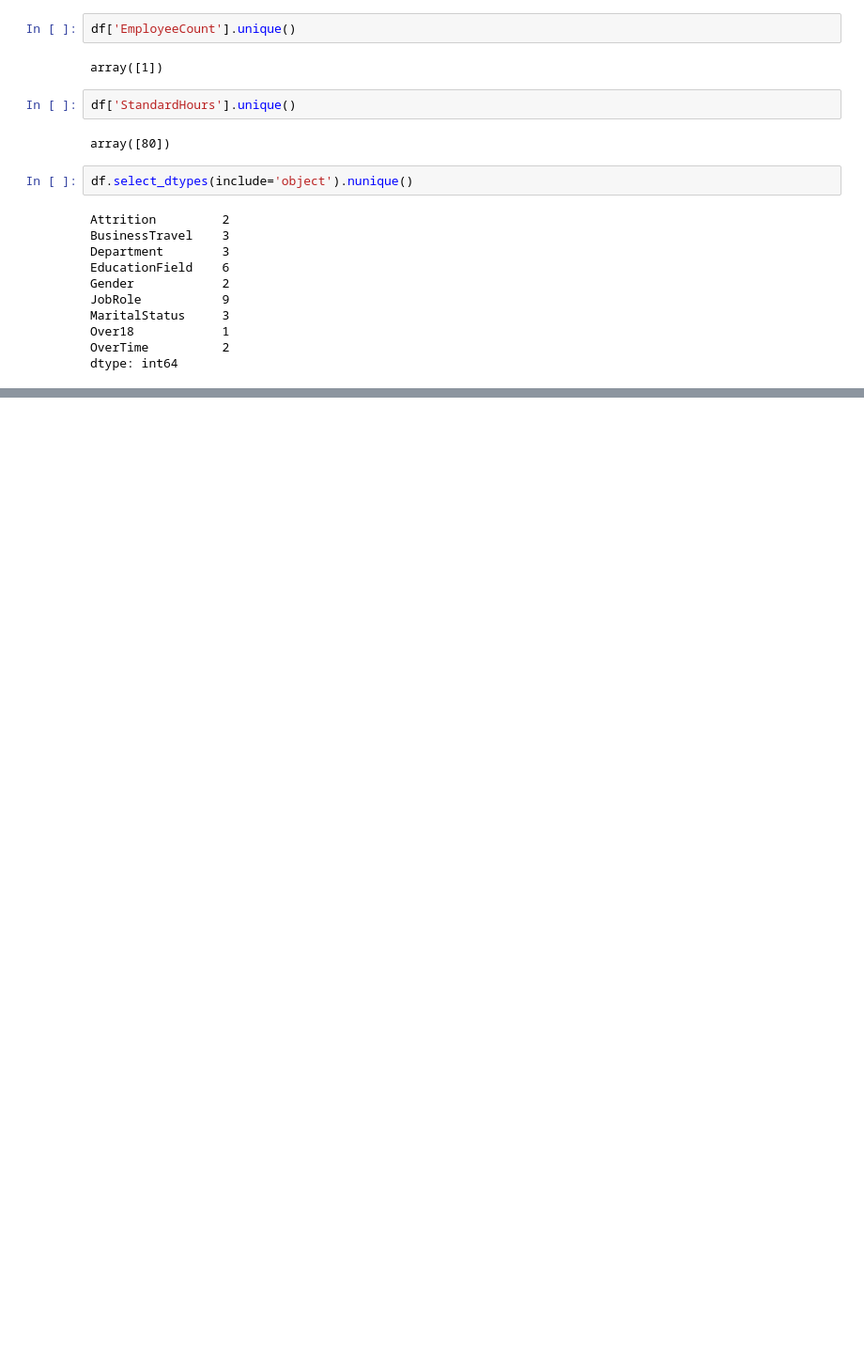
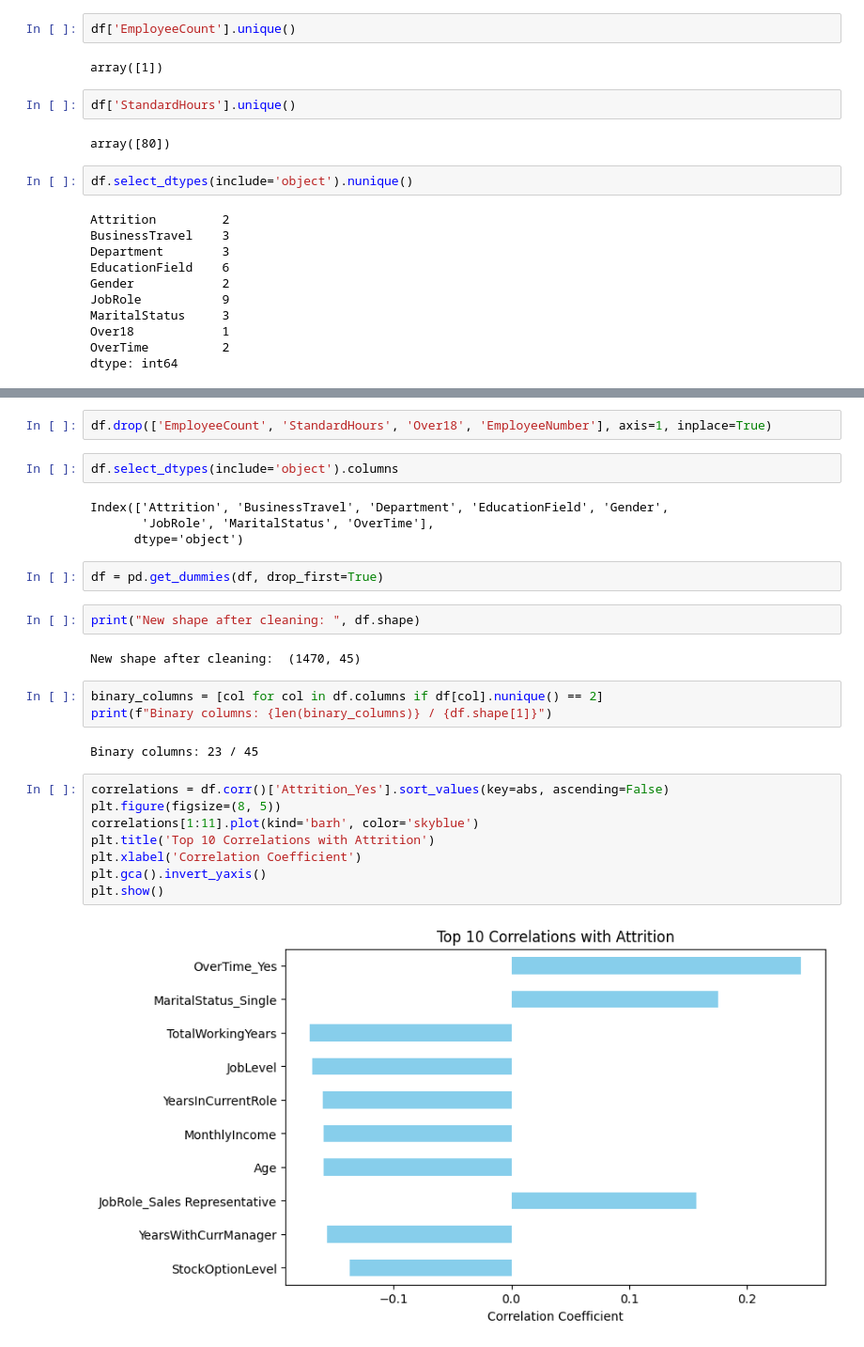
Before and after one commit to Yeg-dr/Employee_Attrition_Prediction, a Jupyter notebook: main.ipynb, the cells around one changed output, grey strips where cells are left out. Shown at 94% size. Drawn from its saved outputs; the diff is of its cells as text; blank space fills up the shorter version.

Commit message:
encode categorical columns

```diff
--- a/main.ipynb
+++ b/main.ipynb
@@ -117,0 +123,29 @@ dtype: int64
+# %%
+df.drop(['EmployeeCount', 'StandardHours', 'Over18', 'EmployeeNumber'], axis=1, inplace=True)
+# %%
+df.select_dtypes(include='object').columns
+# %% [output]
+Index(['Attrition', 'BusinessTravel', 'Department', 'EducationField', 'Gender',
+       'JobRole', 'MaritalStatus', 'OverTime'],
+      dtype='object')
+# %%
+df = pd.get_dummies(df, drop_first=True)
+# %%
+print("New shape after cleaning: ", df.shape)
+# %% [output]
+New shape after cleaning:  (1470, 45)
+# %%
+binary_columns = [col for col in df.columns if df[col].nunique() == 2]
+print(f"Binary columns: {len(binary_columns)} / {df.shape[1]}")
+# %% [output]
+Binary columns: 23 / 45
+# %%
+correlations = df.corr()['Attrition_Yes'].sort_values(key=abs, ascending=False)
+plt.figure(figsize=(8, 5))
+correlations[1:11].plot(kind='barh', color='skyblue')
+plt.title('Top 10 Correlations with Attrition')
+plt.xlabel('Correlation Coefficient')
+plt.gca().invert_yaxis()
+plt.show()
+# %% [output]
+[figure, added]
```
Also changed, not shown: parts of 1 cell of this notebook.
